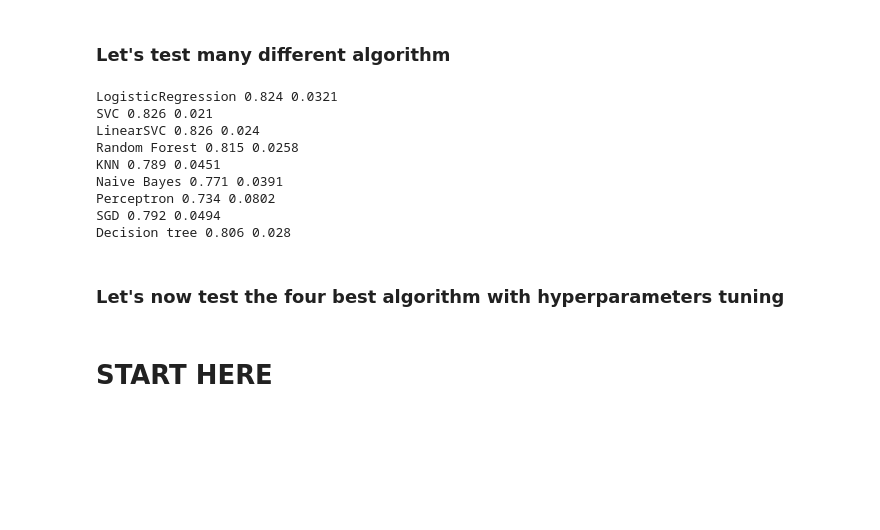
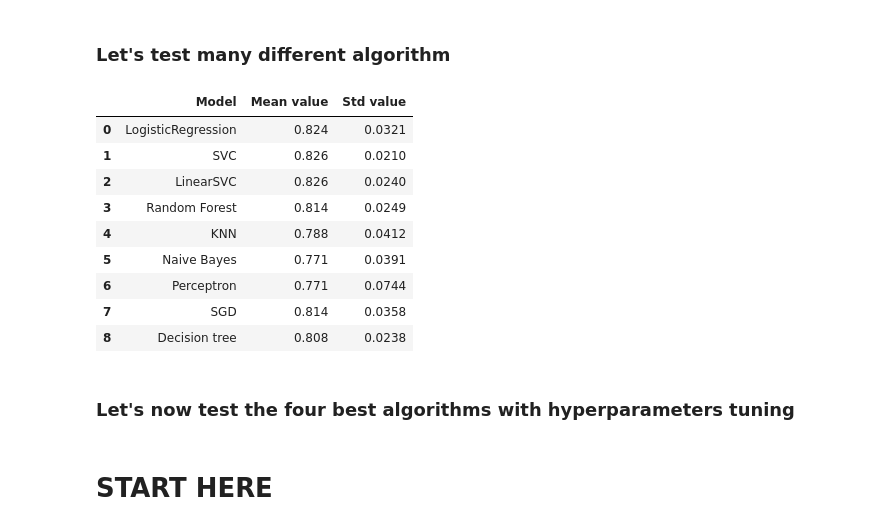
Before and after one commit to max-lutz/Kaggle_competitions, a Jupyter notebook: titanic-survival-prediction.ipynb, the cells around one changed output. Saved outputs shown, nothing was run; the diff lists cells and outputs as text; code cells hidden in the pictures; blank space fills up the shorter version.

```diff
--- a/titanic-survival-prediction.ipynb
+++ b/titanic-survival-prediction.ipynb
@@ -698,9 +698,10 @@ memory usage: 68.7+ KB
 drop_cols = ['PassengerId', 'Name', 'SibSp', 'Parch', 'Ticket', 'Fare', 'Embarked', 'Nb_identical_tickets', 'Cabin']
 num_cols = ['Pclass', 'Age', 'Family_size', 'Child', 'Mother', 'Fare_per_person', 'Deck_BDE', 'Deck_CF', 'Deck_AG', 'Ident_tickets_234']
 preprocessing = make_column_transformer(
-    (OneHotEncoder(handle_unknown='ignore') , ['Title']),
-    (OneHotEncoder(handle_unknown='ignore') , ['Sex']),
-    ('drop' ,                                 drop_cols)
+    (OneHotEncoder(handle_unknown='ignore', sparse=False) , ['Title']),
+    (OneHotEncoder(handle_unknown='ignore', sparse=False) , ['Sex']),
+    ('drop' ,                                               drop_cols),
+    remainder = "passthrough"
 )
 # %% [markdown]
 ## 5. Model Preparation
@@ -737,35 +737,40 @@ pd.DataFrame(pipeline.transform(X)).describe()
 # %%
 models_list = { 'LogisticRegression': LogisticRegression(),
            'SVC': SVC(),
            'LinearSVC': LinearSVC(),
            'Random Forest': RandomForestClassifier(),
            'KNN': KNeighborsClassifier(),
            'Naive Bayes' :GaussianNB(),
            'Perceptron': Perceptron(),
            'SGD': SGDClassifier(),
            'Decision tree': DecisionTreeClassifier()}
 
+model_perf_matrix = []
 for model_name, model in models_list.items():
     pipeline = Pipeline([
         ('preprocessing' , preprocessing),
         ('scaler' ,        MinMaxScaler()),
         ('model' ,           model)
     ])
 
     cv_score = cross_val_score(pipeline, X, y, cv=folds)
-    print(model_name, round(cv_score.mean(),3), round(cv_score.std(),4))
+    model_perf_matrix.append([model_name, round(cv_score.mean(),3), round(cv_score.std(),4)])
+
+df_model_perf = pd.DataFrame(model_perf_matrix, columns=['Model', 'Mean value', 'Std value'])
+df_model_perf
 # %% [output]
-LogisticRegression 0.824 0.0321
-SVC 0.826 0.021
-LinearSVC 0.826 0.024
-Random Forest 0.815 0.0258
-KNN 0.789 0.0451
-Naive Bayes 0.771 0.0391
-Perceptron 0.734 0.0802
-SGD 0.792 0.0494
-Decision tree 0.806 0.028
+|  | Model | Mean value | Std value |
+| 0 | LogisticRegression | 0.824 | 0.0321 |
+| 1 | SVC | 0.826 | 0.0210 |
+| 2 | LinearSVC | 0.826 | 0.0240 |
+| 3 | Random Forest | 0.814 | 0.0249 |
+| 4 | KNN | 0.788 | 0.0412 |
+| 5 | Naive Bayes | 0.771 | 0.0391 |
+| 6 | Perceptron | 0.771 | 0.0744 |
+| 7 | SGD | 0.814 | 0.0358 |
+| 8 | Decision tree | 0.808 | 0.0238 |
 # %% [markdown]
-### Let's now test the four best algorithm with hyperparameters tuning
+### Let's now test the four best algorithms with hyperparameters tuning
 # %% [markdown]
 # START HERE
 # %%
```
Also changed, not shown: parts of 4 cells of this notebook.
